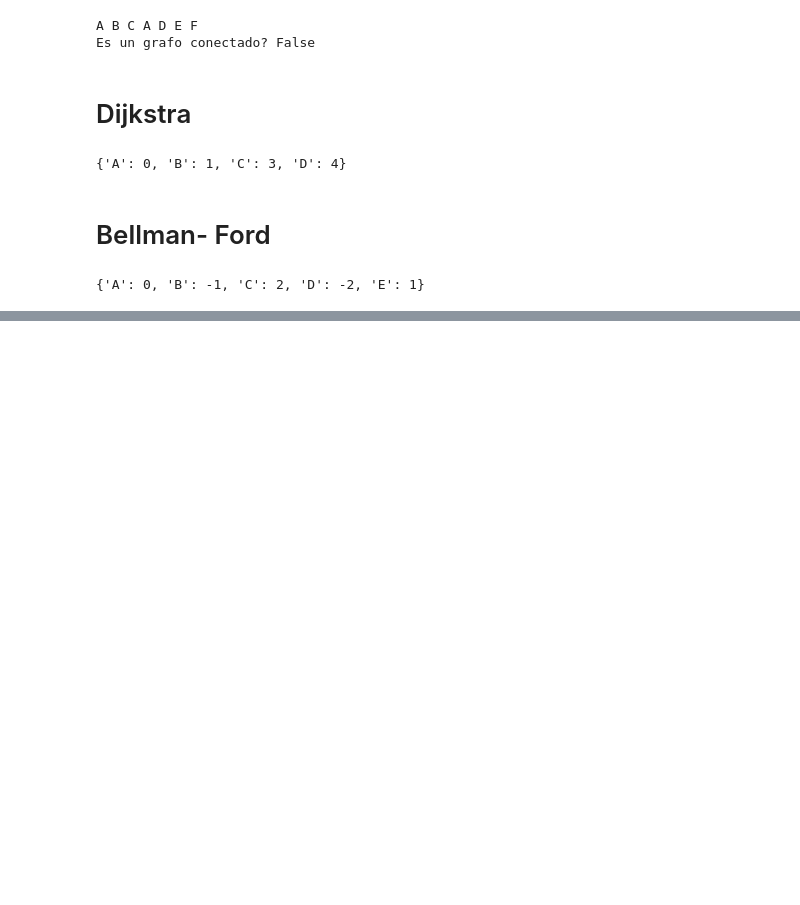
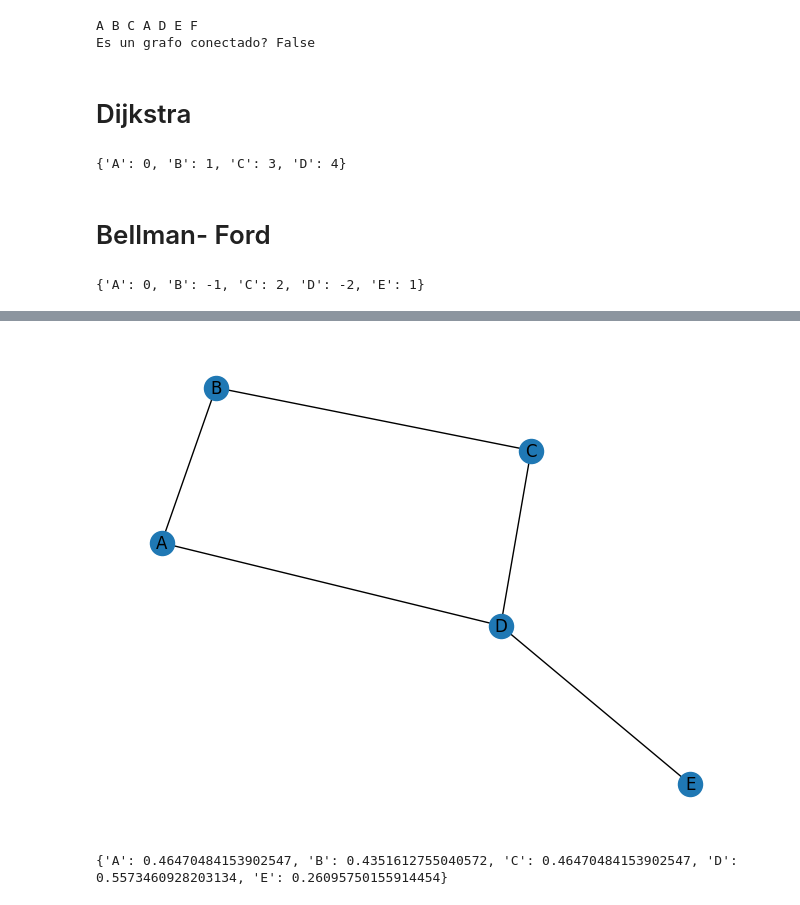
Before and after one commit to sharop/TallerGrafos, a Jupyter notebook: Clase_2_Grafos.ipynb, the cells around one changed output, grey strips where cells are left out. Drawn from its saved outputs; the diff is of its cells as text; code cells hidden in the pictures; blank space fills up the shorter version.

```diff
--- a/Clase_2_Grafos.ipynb
+++ b/Clase_2_Grafos.ipynb
@@ -171,0 +210,22 @@ print(distances)
+# %%
+import networkx as nx
+
+# Crea un grafo
+G = nx.Graph()
+
+# Añade algunos enlaces
+G.add_edge('A', 'B')
+G.add_edge('B', 'C')
+G.add_edge('C', 'D')
+G.add_edge('D', 'E')
+G.add_edge('D', 'A')
+
+nx.draw(G, with_labels=True,)
+plt.show()
+# Calcula la centralidad del eigenvector
+centrality = nx.eigenvector_centrality(G)
+
+print(centrality)
+# %% [output]
+[figure, added]
+{'A': 0.46470484153902547, 'B': 0.4351612755040572, 'C': 0.46470484153902547, 'D': 0.5573460928203134, 'E': 0.26095750155914454}
```
Also changed, not shown: parts of 10 cells of this notebook.
